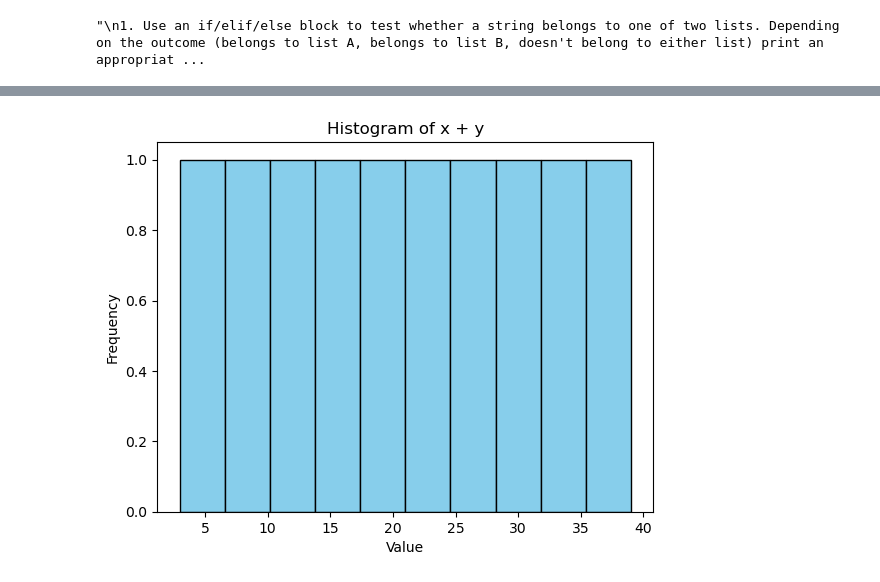
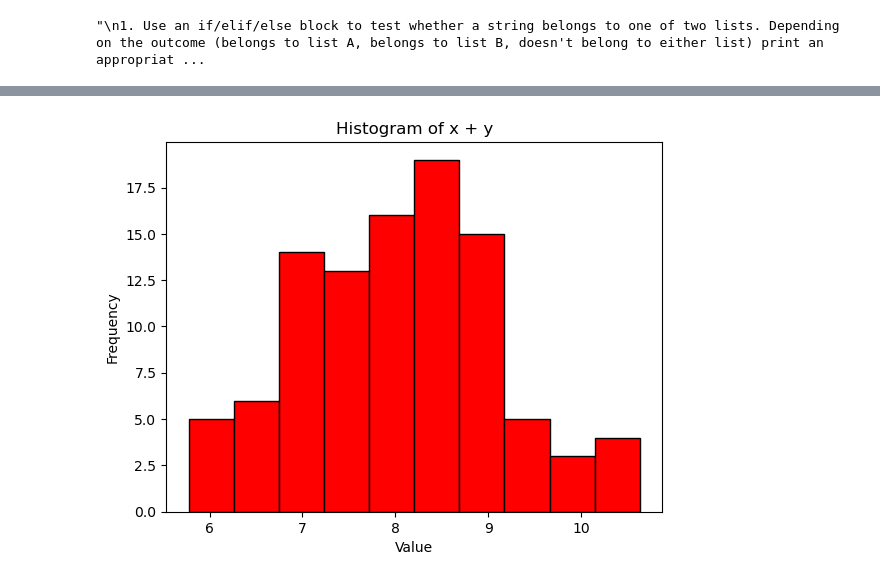
Before and after one commit to TaeHeo-School/qtm151fall2025, a Jupyter notebook: Quiz1Prep.ipynb, the cells around one changed output, grey strips where cells are left out. Saved outputs shown, nothing was run; the diff lists cells and outputs as text; code cells hidden in the pictures.

```diff
--- a/Quiz1Prep.ipynb
+++ b/Quiz1Prep.ipynb
@@ -31,16 +33,26 @@ rambutan is not in either list
 # %%
 #Q2
+#2. You are given two lists of numbers, x_vals and y_vals, and must create a Numpy array where the components are related to those in the lists
+# (for example, you might be asked to create a Numpy array with entries).
+#Then generate a histogram of the values in the Numpy array, with labeled axes and a title.
+# You will also be asked to change the color of the bars in the histogram.
+
 import numpy as np
 import matplotlib.pyplot as plt
-x_vals = [1, 3, 5, 7, 9, 11, 13, 15, 17, 19]
-y_vals = [2, 4, 6, 8, 10, 12, 14, 16, 18, 20]
-array = np.array([x + y for x, y in zip(x_vals, y_vals)])
-plt.hist(array, color='skyblue', edgecolor='black')
+x_vals = []
+y_vals = []
+for i in range(100):
+    x_vals.append(np.random.normal(5,1))
+    y_vals.append(np.random.normal(3,0.5))
+x=np.array(x_vals)
+y=np.array(y_vals)
+array = x+y
+plt.hist(array, color='red', edgecolor='black')
 plt.xlabel('Value')
 plt.ylabel('Frequency')
 plt.title('Histogram of x + y')
 plt.show()
 # %% [output]
-[figure, old version]
+[figure, new version]
 # %%
 #Q3
```
Also changed, not shown: parts of 6 cells of this notebook, 24 other files.
